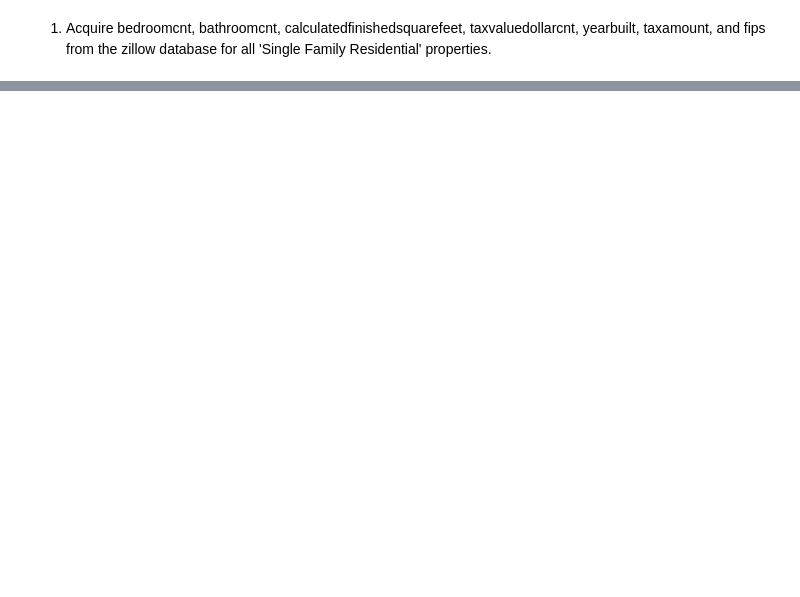
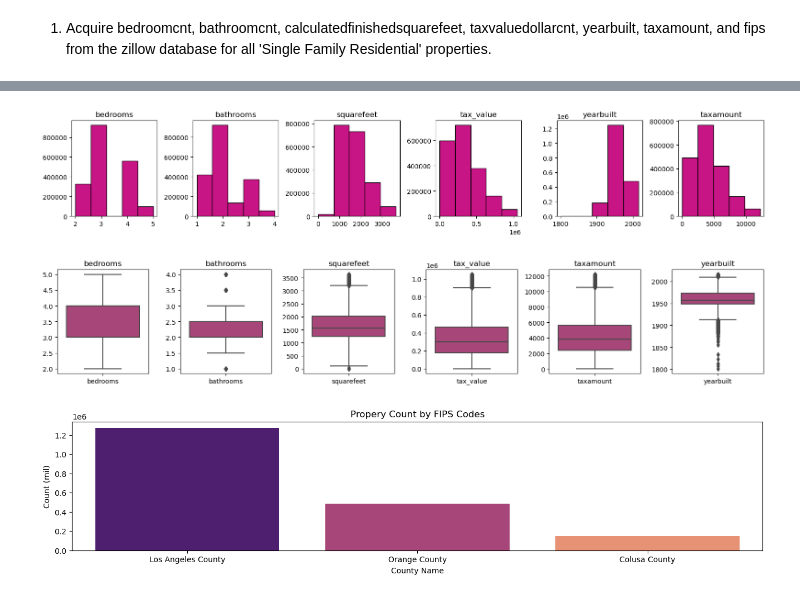
Before and after one commit to caroline-miller0921/regression_exercises, a Jupyter notebook: wrangle_exercises.ipynb, the cells around one changed output, grey strips where cells are left out. Cells and saved outputs as stored; diff of their text form; code cells hidden in the pictures; blank space fills up the shorter version.

Commit message:
adding completed wrangle.py functions

```diff
--- a/wrangle_exercises.ipynb
+++ b/wrangle_exercises.ipynb
@@ -34,0 +103,6 @@ memory usage: 163.0+ MB
+# %%
+train, validate, test = wrangle.wrangle_zillow()
+# %% [output]
+[figure, added]
+[figure, added]
+[figure, added]
```
Also changed, not shown: parts of 26 cells of this notebook, 2 other files.
